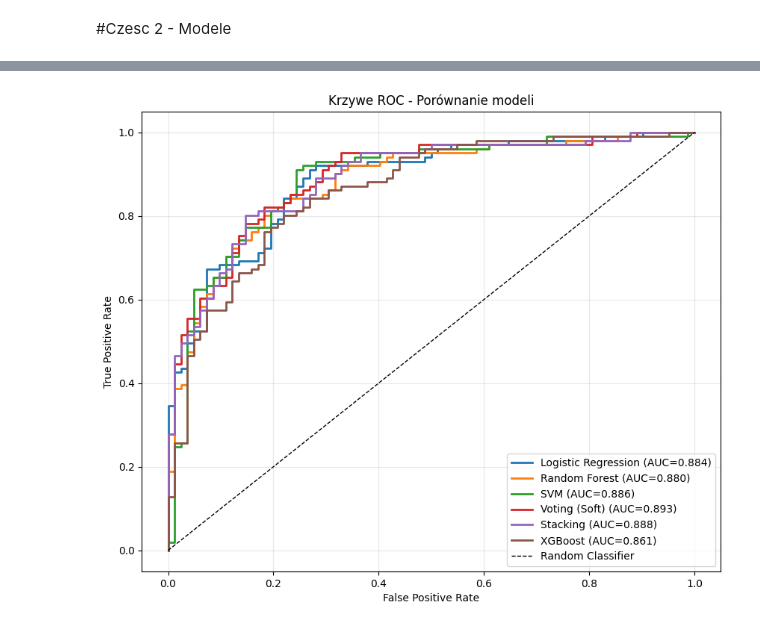
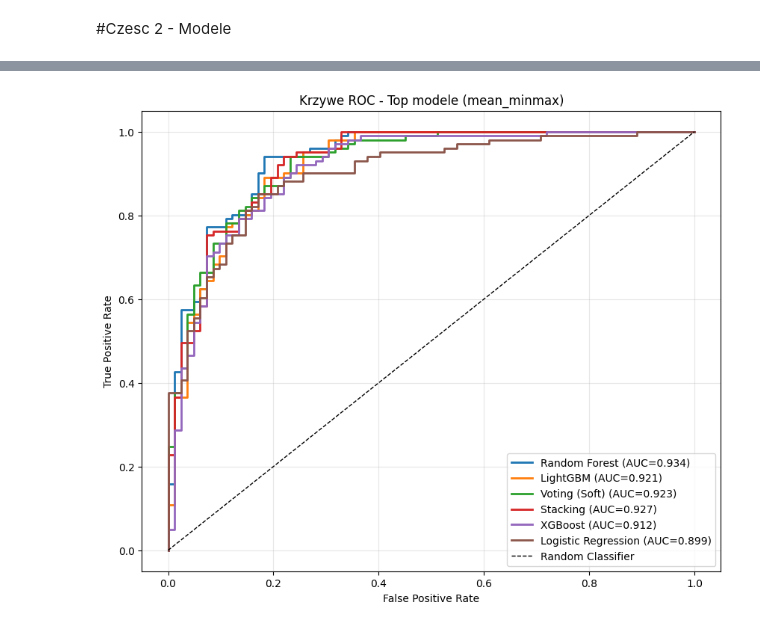
Before and after one commit to Nachos-mic/ZMUM_PROJEKT, a Jupyter notebook: zmum_project.ipynb, the cells around one changed output, grey strips where cells are left out. Saved outputs shown, nothing was run; the diff lists cells and outputs as text; code cells hidden in the pictures.

```diff
--- a/zmum_project.ipynb
+++ b/zmum_project.ipynb
@@ -1326,11 +1586,10 @@ Voting Classifier (Soft):
 # %%
 # =============================================================================
-# 9. MODELE ZESPOŁOWE - STACKING CLASSIFIER
+# 10. MODELE ZESPOŁOWE - STACKING (dla najlepszego datasetu)
 # =============================================================================
 
 from sklearn.ensemble import StackingClassifier
 
-# Stacking z meta-modelem LogisticRegression
 stacking = StackingClassifier(
     estimators=[
         ('lr', LogisticRegression(max_iter=1000, random_state=42)),
@@ -1345,9 +1604,14 @@ stacking.fit(X_train, y_train)
 y_pred_stacking = stacking.predict(X_test)
 y_proba_stacking = stacking.predict_proba(X_test)[:, 1]
 
-results_sklearn['Stacking'] = evaluate_model(y_test, y_pred_stacking, y_proba_stacking)
-print(f"\nStacking Classifier:")
-for metric, value in results_sklearn['Stacking'].items():
+stacking_results = evaluate_model(y_test, y_pred_stacking, y_proba_stacking)
+
+print("\nStacking Classifier:")
+for metric, value in stacking_results.items():
     print(f"  {metric}: {value:.4f}")
+
+# Dodanie wyników zespołowych do najlepszego datasetu
+all_results[best_dataset_name]['Voting (Soft)'] = voting_results
+all_results[best_dataset_name]['Stacking'] = stacking_results
 # %% [output]
 Stacking Classifier:
@@ -1360,20 +1624,14 @@ Stacking Classifier:
 # %%
 # =============================================================================
-# 10. PORÓWNANIE WYNIKÓW - TABELA
+# 11. PORÓWNANIE Z MODELAMI ZESPOŁOWYMI
 # =============================================================================
 
-results_df = pd.DataFrame(results_sklearn).T
-results_df = results_df.round(4)
-results_df = results_df.sort_values('F1-Score', ascending=False)
+print(f"\n{'='*80}")
+print(f"PORÓWNANIE WSZYSTKICH MODELI - {best_dataset_name}")
+print(f"{'='*80}")
 
-print("\n" + "="*80)
-print("PORÓWNANIE WSZYSTKICH MODELI")
-print("="*80)
-display(results_df)
-
-# Najlepszy model
-best_model_name = results_df['F1-Score'].idxmax()
-print(f"\nNajlepszy model wg F1-Score: {best_model_name}")
-print(f"F1-Score: {results_df.loc[best_model_name, 'F1-Score']:.4f}")
+final_comparison = pd.DataFrame(all_results[best_dataset_name]).T
+final_comparison = final_comparison.sort_values('F1-Score', ascending=False)
+display(final_comparison.round(4))
 # %% [output]
 ================================================================================
@@ -1441,44 +1724,43 @@ plt.show()
 # %%
 # =============================================================================
-# 12. KRZYWE ROC
+# 13. KRZYWE ROC
 # =============================================================================
 
 plt.figure(figsize=(10, 8))
 
-for name, model in models_to_plot.items():
+for name, model in models_for_viz.items():
     if hasattr(model, 'predict_proba'):
         y_proba = model.predict_proba(X_test)[:, 1]
 
-        # Obliczanie punktów krzywej ROC
         y_true_sorted_idx = np.argsort(y_proba)[::-1]
         y_true_sorted = np.array(y_test)[y_true_sorted_idx]
 
         tpr_list, fpr_list = [0], [0]
         tp = fp = 0
         n_pos = np.sum(y_test == 1)
         n_neg = np.sum(y_test == 0)
 
         for label in y_true_sorted:
             if label == 1:
                 tp += 1
             else:
                 fp += 1
             tpr = tp / n_pos if n_pos > 0 else 0
             fpr = fp / n_neg if n_neg > 0 else 0
             tpr_list.append(tpr)
             fpr_list.append(fpr)
 
         auc = manual_roc_auc(y_test, y_proba)
         plt.plot(fpr_list, tpr_list, label=f'{name} (AUC={auc:.3f})', linewidth=2)
 
 plt.plot([0, 1], [0, 1], 'k--', label='Random Classifier', linewidth=1)
 plt.xlabel('False Positive Rate')
 plt.ylabel('True Positive Rate')
-plt.title('Krzywe ROC - Porównanie modeli')
+plt.title(f'Krzywe ROC - Top modele ({best_dataset_name})')
 plt.legend(loc='lower right')
 plt.grid(alpha=0.3)
 plt.show()
 # %% [output]
-[figure, old version]
+[figure, new version]
 # %%
 # =============================================================================
```
Also changed, not shown: parts of 20 cells of this notebook.
